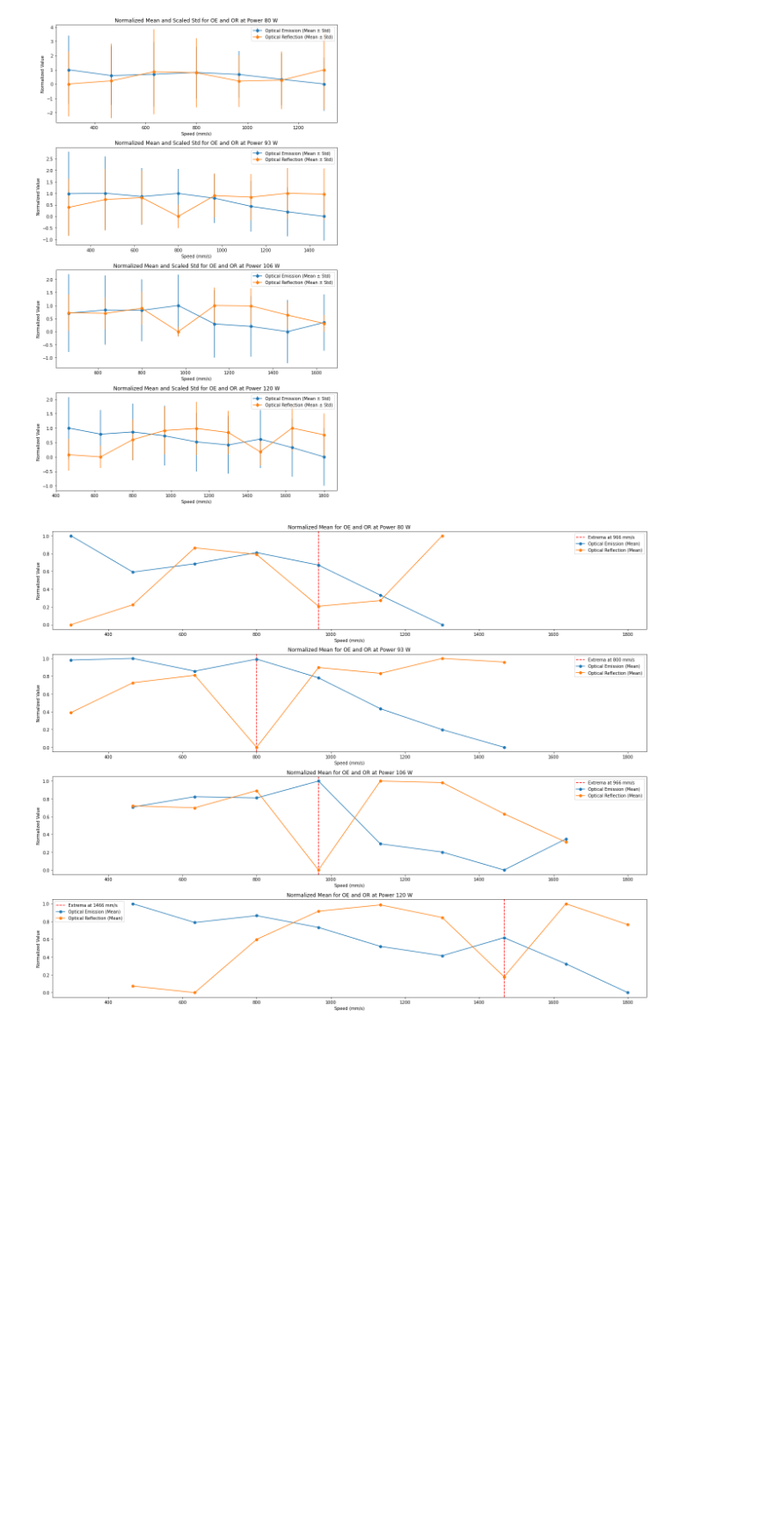
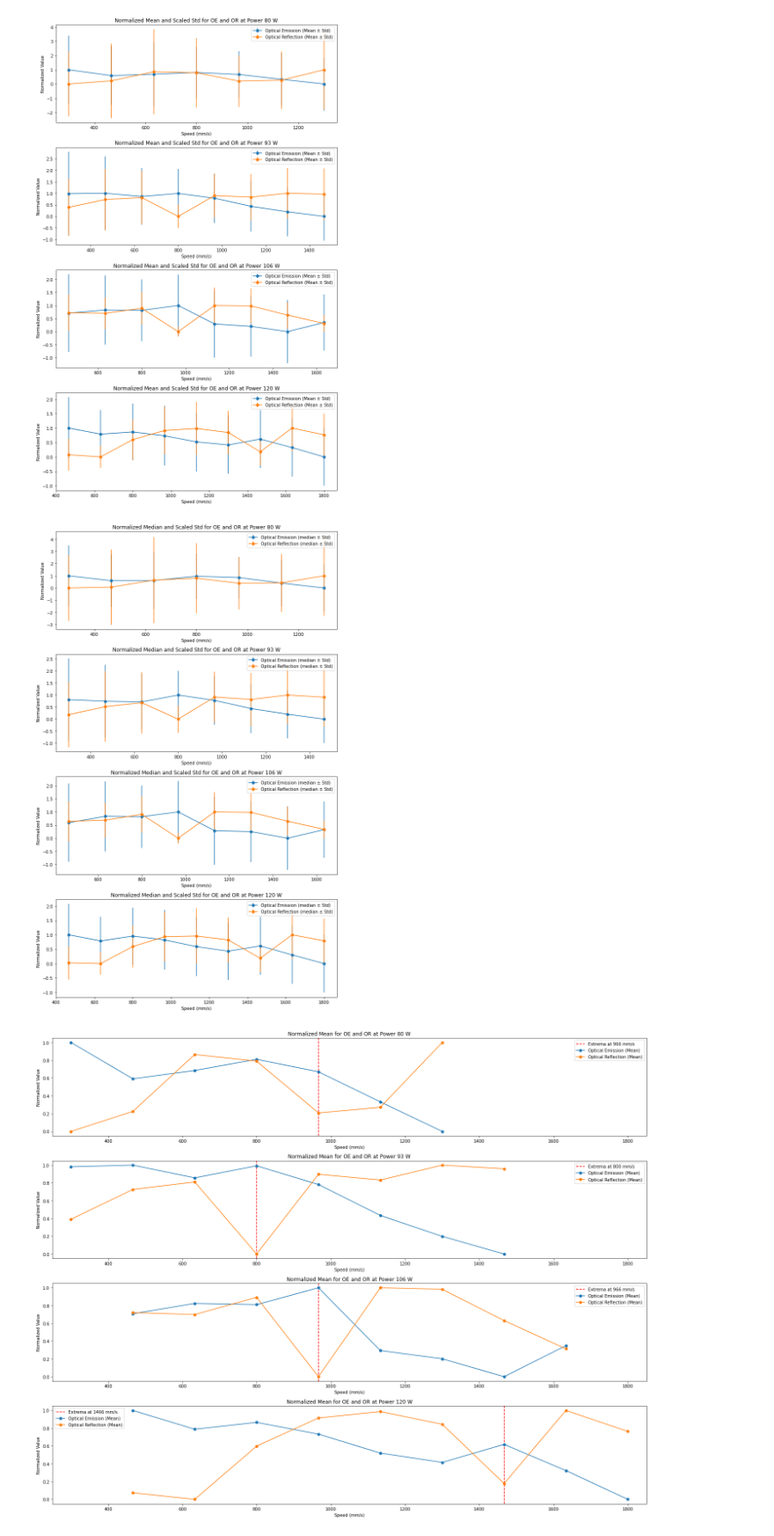
Before and after one commit to GiulioMa/DeepPhysicsSim, a Jupyter notebook: 4_Laser_Process_Analysis_Keyhole_Conduction_Cube5.ipynb, the cells around one changed output. Shown at 88% size. Cells and saved outputs as stored; diff of their text form; code cells hidden in the pictures; blank space fills up the shorter version.

Commit message:
Added median

```diff
--- a/4_Laser_Process_Analysis_Keyhole_Conduction_Cube5.ipynb
+++ b/4_Laser_Process_Analysis_Keyhole_Conduction_Cube5.ipynb
@@ -325,6 +367,40 @@ plt.tight_layout()
 plt.show()
 # %% [output]
 [figure]
+# %%
+# Initialize the figure for visualization
+fig, axes = plt.subplots(len(median_std_results), 1, figsize=(10, 4*len(median_std_results)))
+
+# Loop through each power level and its corresponding median and std results
+for idx, (power, median_std_channel) in enumerate(median_std_results.items()):
+    ax = axes[idx]
+
+    for channel_idx, channel in enumerate(['Optical Emission', 'Optical Reflection']):
+        median_std_data = median_std_channel[channel]
+        speeds = [speed for speed, _, _ in median_std_data]
+        medians = np.array([median for _, median, _ in median_std_data])
+        stds = np.array([std for _, _, std in median_std_data])
+
+        # Normalize the medians between 0 and 1
+        min_median, max_median = np.min(medians), np.max(medians)
+        normalized_medians = (medians - min_median) / (max_median - min_median)
+
+        # Scale the stds based on the normalized medians
+        scale_factor = max_median - min_median
+        scaled_stds = stds / scale_factor
+
+        # Generate the error bar plot
+        ax.errorbar(speeds, normalized_medians, yerr=scaled_stds, fmt='o-', label=f'{channel} (median ± Std)')
+
+    ax.set_title(f'Normalized Median and Scaled Std for OE and OR at Power {int(power)} W')
+    ax.set_xlabel('Speed (mm/s)')
+    ax.set_ylabel('Normalized Value')
+    ax.legend()
+
+plt.tight_layout()
+plt.show()
+# %% [output]
+[figure, added]
 # %%
 from scipy.signal import find_peaks
 
```
Also changed, not shown: parts of 2 cells of this notebook.
